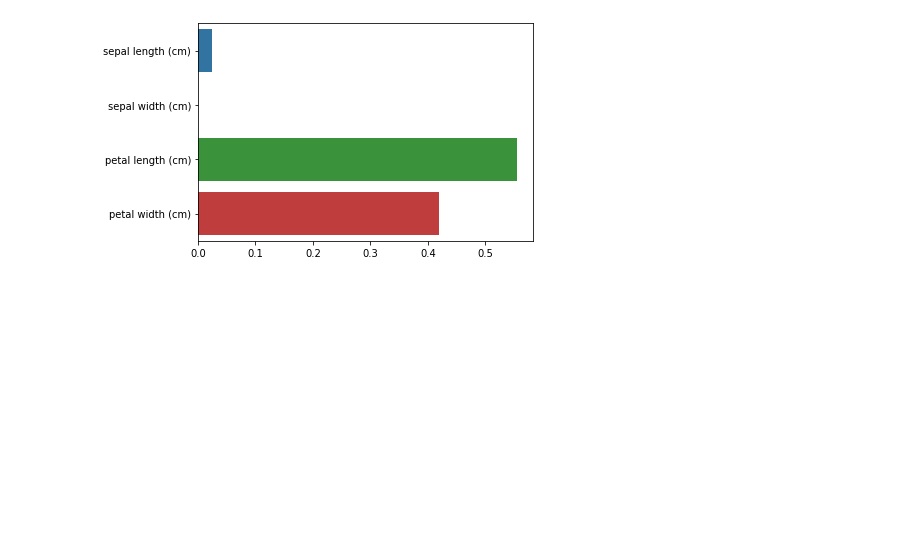
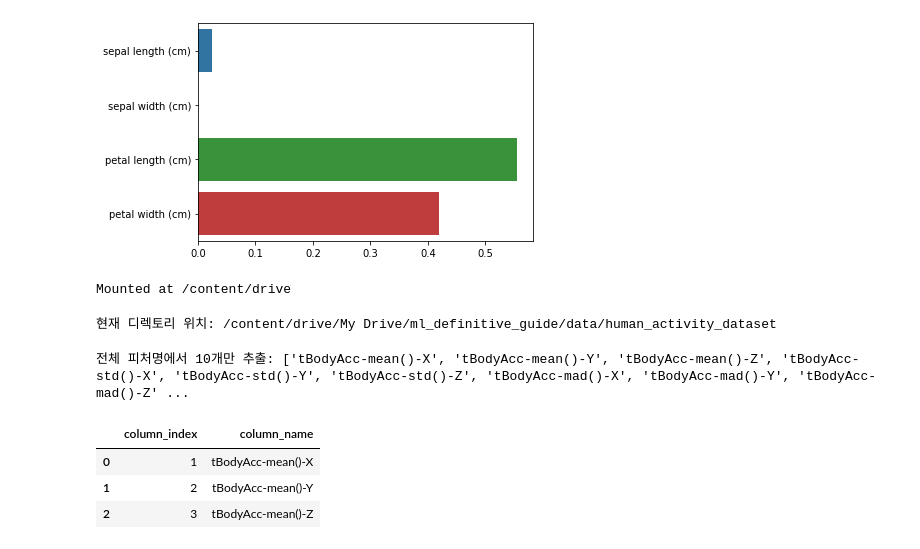
Before and after one commit to KimYongHwi/ml-perfect-guide-study, a Jupyter notebook: 6_1_분류의_개요와_결정트리.ipynb, the cells around one changed output. Saved outputs shown, nothing was run; the diff lists cells and outputs as text; code cells hidden in the pictures; blank space fills up the shorter version.

Commit message:
Human Activity Recognition 실습

```diff
--- a/6_1_분류의_개요와_결정트리.ipynb
+++ b/6_1_분류의_개요와_결정트리.ipynb
@@ -153,3 +153,11 @@ petal length (cm) : 0.555
 petal width (cm) : 0.420
 <matplotlib.axes._subplots.AxesSubplot at 0x...>
 [figure]
+# %%
+from google.colab import auth
+auth.authenticate_user()
+
+from google.colab import drive
+drive.mount('/content/drive')
+# %% [output]
+Mounted at /content/drive
@@ -155,0 +167,37 @@ petal width (cm) : 0.420
+# %%
+folder = "ml_definitive_guide/data/human_activity_dataset"
+
+base_path = Path("/content/drive/My Drive/")
+project_path = base_path / folder
+os.chdir(project_path)
+
+for x in list(project_path.glob("*")):
+    if x.is_dir():
+        dir_name = str(x.relative_to(project_path))
+        os.rename(dir_name, dir_name.split(" ", 1)[0])
+
+print(f"현재 디렉토리 위치: {os.getcwd()}")
+# %% [output]
+현재 디렉토리 위치: /content/drive/My Drive/ml_definitive_guide/data/human_activity_dataset
+# %%
+import pandas as pd
+import matplotlib.pyplot as plt
+%matplotlib inline
+
+# features.txt 파일에는 feature명의index와 feature명이 공백으로 분리되어 있다.
+feature_name_df = pd.read_csv(
+    './features.txt',
+    sep='\s+', header=None, names=['column_index', 'column_name'])
+
+
+# feature명 index를 제거하고, feature명만 리스트 객체로 생성한 뒤 샘플로 10개 추출
+feature_name = feature_name_df.iloc[:, 1].values.tolist()
+
+print('전체 피처명에서 10개만 추출:', feature_name[:10])
+feature_name_df.head(3)
+# %% [output]
+전체 피처명에서 10개만 추출: ['tBodyAcc-mean()-X', 'tBodyAcc-mean()-Y', 'tBodyAcc-mean()-Z', 'tBodyAcc-std()-X', 'tBodyAcc-std()-Y', 'tBodyAcc-std()-Z', 'tBodyAcc-mad()-X', 'tBodyAcc-mad()-Y', 'tBodyAcc-mad()-Z' ...
+|  | column_index | column_name |
+| 0 | 1 | tBodyAcc-mean()-X |
+| 1 | 2 | tBodyAcc-mean()-Y |
+| 2 | 3 | tBodyAcc-mean()-Z |
```
Also changed, not shown: parts of 13 cells of this notebook.
